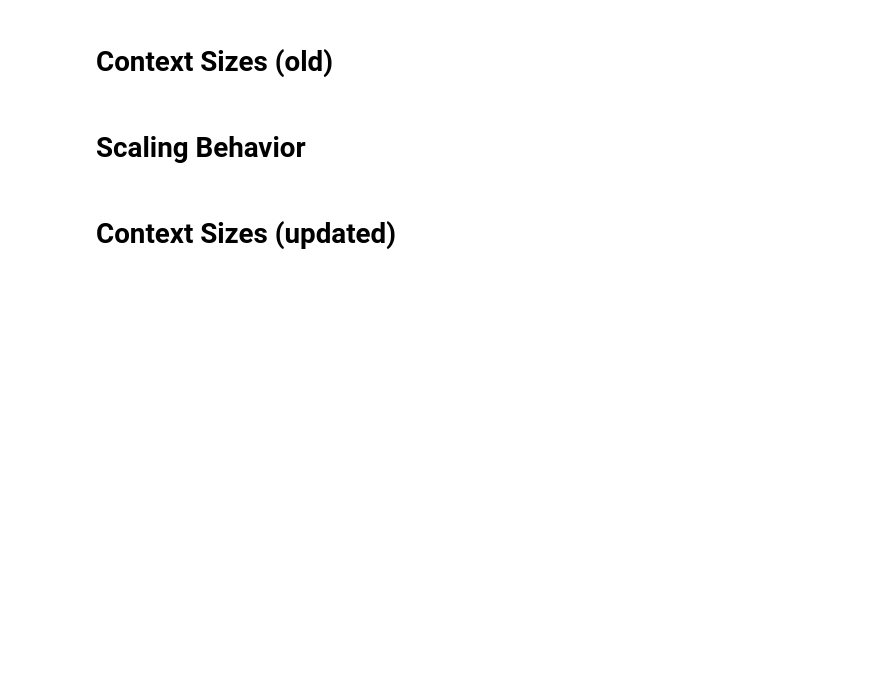
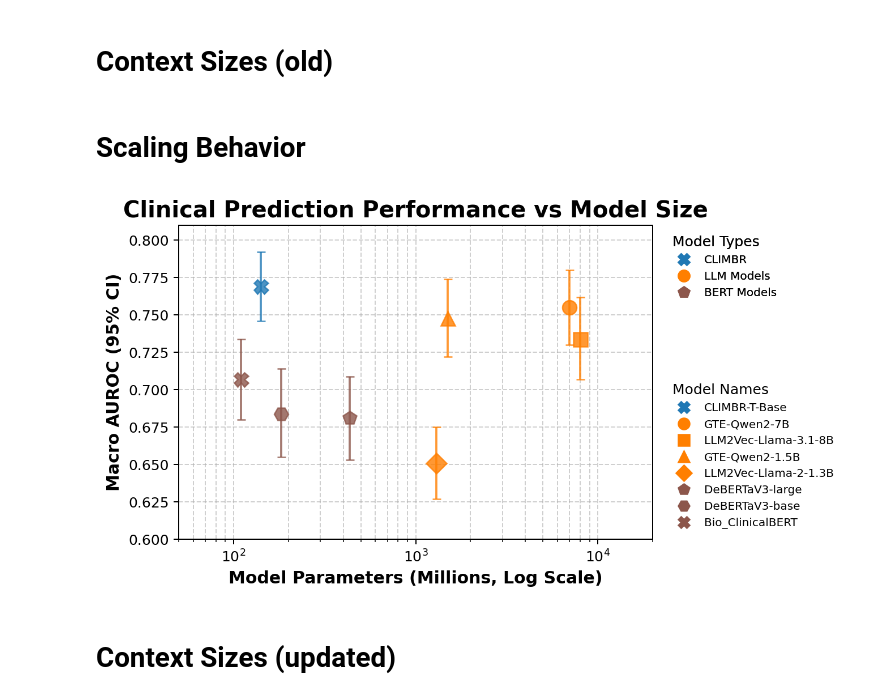
Before and after one commit to som-shahlab/ehrshot-benchmark, a Jupyter notebook: ehrshot/helper/create_plots.ipynb, the cells around one changed output. Cells and saved outputs as stored; diff of their text form; code cells hidden in the pictures; blank space fills up the shorter version.

Commit message:
Added correct values to scaling plot.

```diff
--- a/ehrshot/helper/create_plots.ipynb
+++ b/ehrshot/helper/create_plots.ipynb
@@ -132,13 +132,13 @@ import numpy as np
 # Updated models with unique colors and markers
 models = [
     {"name": "CLIMBR-T-Base", "million_parameters": 141, "performance": (0.746, 0.769, 0.792), "color": "#1F78B4", "marker": "X", "type": "CLIMBR"},
-    {"name": "GTE-Qwen2-7B", "million_parameters": 7000, "performance": (0.749, 0.774, 0.798), "color": "#FF7F00", "marker": "o", "type": "LLM"},
-    {"name": "LLM2Vec-Llama-3.1-8B", "million_parameters": 8000, "performance": (0.714, 0.742, 0.769), "color": "#FF7F00", "marker": "s", "type": "LLM"},
-    {"name": "GTE-Qwen2-1.5B", "million_parameters": 1500, "performance": (0.732, 0.757, 0.783), "color": "#FF7F00", "marker": "^", "type": "LLM"},
-    {"name": "LLM2Vec-Llama-2-1.3B", "million_parameters": 1300, "performance": (0.627, 0.652, 0.676), "color": "#FF7F00", "marker": "D", "type": "LLM"},
-    {"name": "DeBERTaV3-large", "million_parameters": 434, "performance": (0.656, 0.683, 0.711), "color": "#8C564B", "marker": "p", "type": "BERT"},
-    {"name": "DeBERTaV3-base", "million_parameters": 183, "performance": (0.657, 0.686, 0.716), "color": "#8C564B", "marker": "H", "type": "BERT"},
-    {"name": "Bio_ClinicalBERT", "million_parameters": 110, "performance": (0.682, 0.709, 0.736), "color": "#8C564B", "marker": "X", "type": "BERT"},
+    {"name": "GTE-Qwen2-7B", "million_parameters": 7000, "performance": (0.730, 0.755, 0.780), "color": "#FF7F00", "marker": "o", "type": "LLM"},
+    {"name": "LLM2Vec-Llama-3.1-8B", "million_parameters": 8000, "performance": (0.707, 0.734, 0.762), "color": "#FF7F00", "marker": "s", "type": "LLM"},
+    {"name": "GTE-Qwen2-1.5B", "million_parameters": 1500, "performance": (0.722, 0.748, 0.774), "color": "#FF7F00", "marker": "^", "type": "LLM"},
+    {"name": "LLM2Vec-Llama-2-1.3B", "million_parameters": 1300, "performance": (0.627, 0.651, 0.675), "color": "#FF7F00", "marker": "D", "type": "LLM"},
+    {"name": "DeBERTaV3-large", "million_parameters": 434, "performance": (0.653, 0.681, 0.709), "color": "#8C564B", "marker": "p", "type": "BERT"},
+    {"name": "DeBERTaV3-base", "million_parameters": 183, "performance": (0.655, 0.684, 0.714), "color": "#8C564B", "marker": "H", "type": "BERT"},
+    {"name": "Bio_ClinicalBERT", "million_parameters": 110, "performance": (0.680, 0.707, 0.734), "color": "#8C564B", "marker": "X", "type": "BERT"},
 ]
 
 # Initialize the plot
@@ -156,6 +156,8 @@ ax.set_ylim(0.60, 0.81)
 
 # Add grid with logarithmic spacing
 ax.grid(visible=True, which="both", axis="x", linestyle="--", alpha=0.6)
+# Also add horizontal gridlines for clarity
+ax.yaxis.grid(visible=True, which="major", linestyle="--", alpha=0.6)
 
 # Plot data points with confidence intervals
 for model in models:
@@ -177,33 +179,35 @@ for model in models:
 model_type_legend_elements = [
     plt.Line2D([0], [0], marker="X", color="#1F78B4", label="CLIMBR", linestyle="None", markersize=8),
     plt.Line2D([0], [0], marker="o", color="#FF7F00", label="LLM Models", linestyle="None", markersize=8),
     plt.Line2D([0], [0], marker="p", color="#8C564B", label="BERT Models", linestyle="None", markersize=8),
 ]
 
 # Legend 2: Model Names (symbols)
 model_name_legend_elements = [
     plt.Line2D([0], [0], marker=model["marker"], color=model["color"], label=model["name"],
                linestyle="None", markersize=8) for model in models
 ]
 
 # Add legends outside the plot with better alignment
 leg1 = ax.legend(handles=model_type_legend_elements, loc="upper left", bbox_to_anchor=(1.02, 1), fontsize=8, title="Model Types", frameon=False)
 leg1._legend_box.align = "left"
 
 leg2 = ax.legend(handles=model_name_legend_elements, loc="lower left", bbox_to_anchor=(1.02, 0.), fontsize=8, title="Model Names", frameon=False)
 leg2._legend_box.align = "left"
 
 ax.add_artist(leg1)  # Ensure first legend remains in place
 
 ax.add_artist(leg1)  # Manually add the first legend to avoid overlap
 
 # Adjust layout
 # plt.tight_layout()
 
 # Save or display the plot
 plt.savefig("../../EHRSHOT_ASSETS/figures_ben/performance_with_two_legends.png", dpi=300, bbox_inches='tight')
 plt.savefig("../../EHRSHOT_ASSETS/figures_ben/performance_with_two_legends.pdf", dpi=300, bbox_inches='tight')
 plt.show()
+# %% [output]
+[figure, added]
 # %% [markdown]
 # Context Sizes (updated)
 # %%
```
